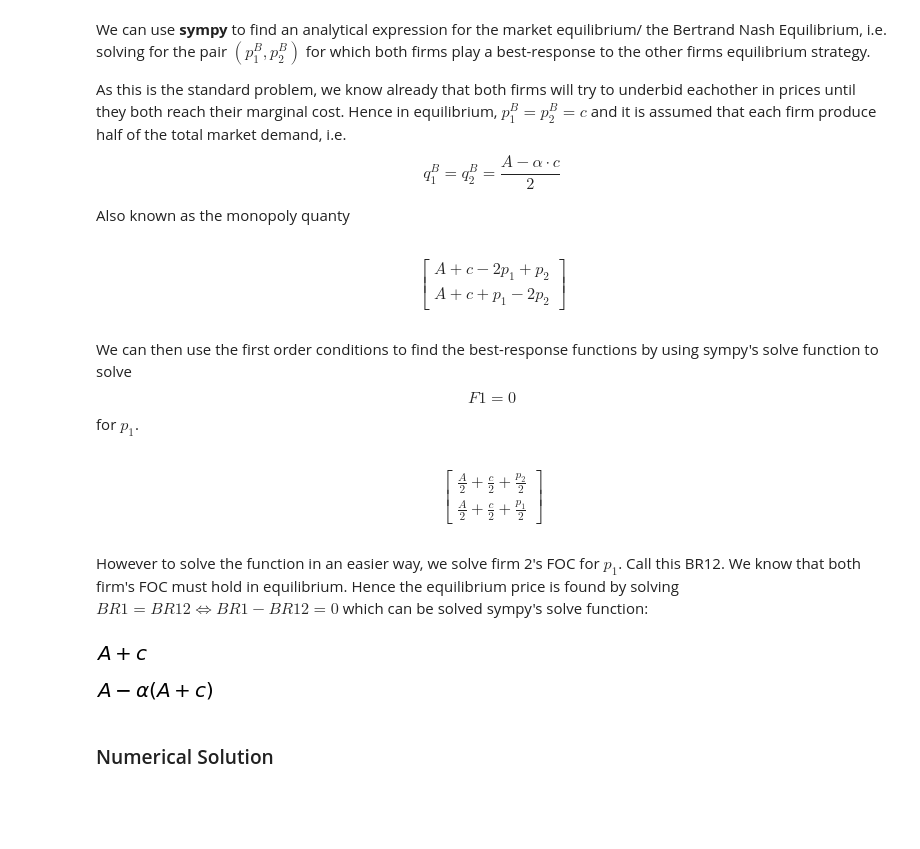
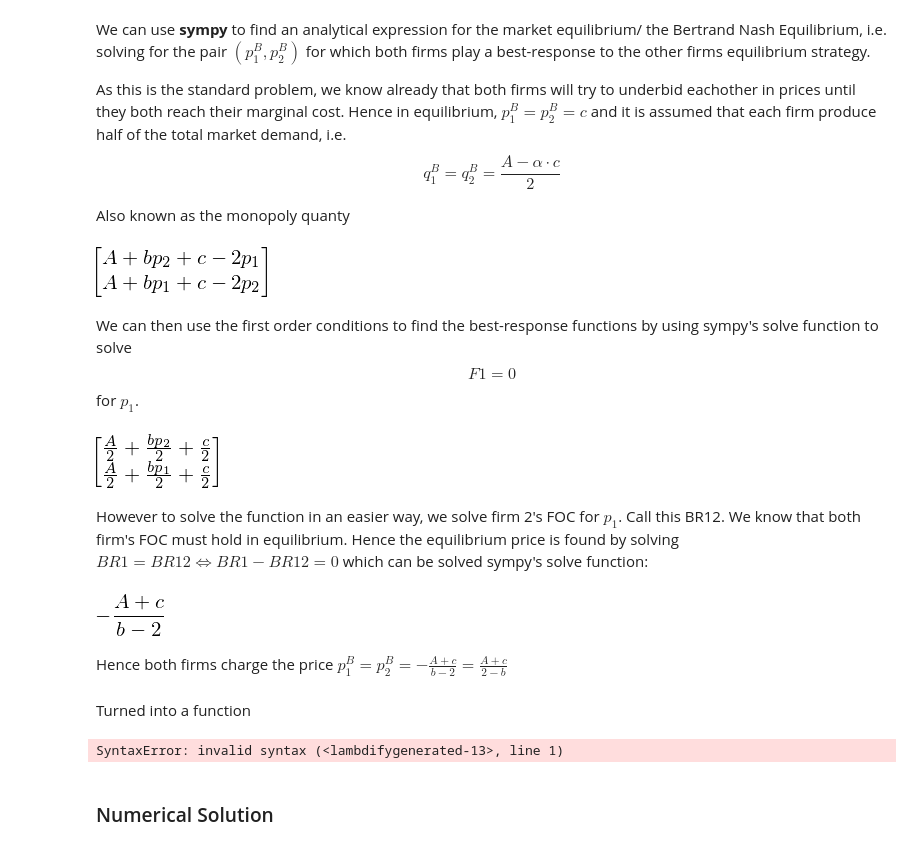
Before and after one commit to NumEconCopenhagen/projects-2019-peter-larsens-kaffe-m-havre, a Jupyter notebook: modelproject/Ligevægt.ipynb, the cells around one changed output. Saved outputs shown, nothing was run; the diff lists cells and outputs as text; code cells hidden in the pictures; blank space fills up the shorter version.

```diff
--- a/modelproject/Ligevægt.ipynb
+++ b/modelproject/Ligevægt.ipynb
@@ -405,17 +405,18 @@ A = sm.symbols('A') # Constant in Q(p)
 p1 = sm.symbols('p1') # Firm 1's price
 p2 = sm.symbols('p2') # Firm 2's price
 c = sm.symbols('c') # Contant cost
+b = sm.symbols('b') # constant reflecting that the goods are differentiated
 alpha=sm.symbols('alpha') # Slope coefficient in Q(p)
 
-Pi1 = (A-p1+p2)*(p1-c) # Firm 1's profit function
+Pi1 = (A-p1+b*p2)*(p1-c) # Firm 1's profit function
 
-Pi2 = (A-p2+p1)*(p2-c) # Firm 1's profit function
+Pi2 = (A-p2+b*p1)*(p2-c) # Firm2's profit function
 
 F1 = sm.diff(Pi1,p1) # Take the first order condition for firm 1
 F2 = sm.diff(Pi2,p2) # Take the first order condition for firm 2
 sm.Matrix([F1,F2]) # Prints the first order conditions
 # %% [output]
-$$\left[\begin{matrix}A + c - 2 p_{1} + p_{2}\\A + c + p_{1} - 2 p_{2}\end{matrix}\right]$$
+[figure, added]
 # %% [markdown]
 We can then use the first order conditions to find the best-response functions by using sympy's solve function to solve $$F1=0$$ for $p_1$.
 # %%
@@ -423,21 +424,29 @@ BR1 = sm.solve(F1,p1)[0] # Solves Firm 1's FOC for p1.
 BR2 = sm.solve(F2,p2)[0] # Solves Firm 2's FOC for p2.
 sm.Matrix([BR1,BR2]) # Prints the best-response functions
 # %% [output]
-$$\left[\begin{matrix}\frac{A}{2} + \frac{c}{2} + \frac{p_{2}}{2}\\\frac{A}{2} + \frac{c}{2} + \frac{p_{1}}{2}\end{matrix}\right]$$
+[figure, added]
 # %% [markdown]
 However to solve the function in an easier way, we solve firm 2's FOC for $p_1$. Call this BR12. We know that both firm's FOC must hold in equilibrium. Hence the equilibrium price is found by solving $BR1=BR12\Leftrightarrow BR1-BR12=0$ which can be solved sympy's solve function:
 # %%
 BR12=sm.solve(F2,p1)[0] # Solves Firm 2's FOC for p1.
 BR12
 # Find equilibrium price
-P=sm.solve(BR1-BR12,p2)[0] # In Eq BR1=BR12, so solve for p2, as p_1^*=p_2^*
-P
+MP=sm.solve(BR12-BR1,p2)[0] # In Eq BR1=BR12, so solve for p2, as p_1^*=p_2^*
+MP
 # %% [output]
-[figure, old version]
+[figure, new version]
-# %%
-QM=A-alpha*P
-QM
-# %% [output]
-[figure, removed]
+# %% [markdown]
+Hence both firms charge the price $p_1^{B}=p_2^{B}=-\frac{A+c}{b-2}=\frac{A+c}{2-b}$
+# %% [markdown]
+Turned into a function
+# %%
+MP_func = sm.lambdify((A,b,c),MP) # Market price
+
+A = 4
+b = 1
+c = 1
+print(f'analytical solution for Cournot quanty is: {MP_func(A,b,c):.2f}')
+# %% [output]
+SyntaxError: invalid syntax (<lambdifygenerated-13>, line 1)
 # %% [markdown]
 ### Numerical Solution
```
Also changed, not shown: parts of 7 cells of this notebook.
